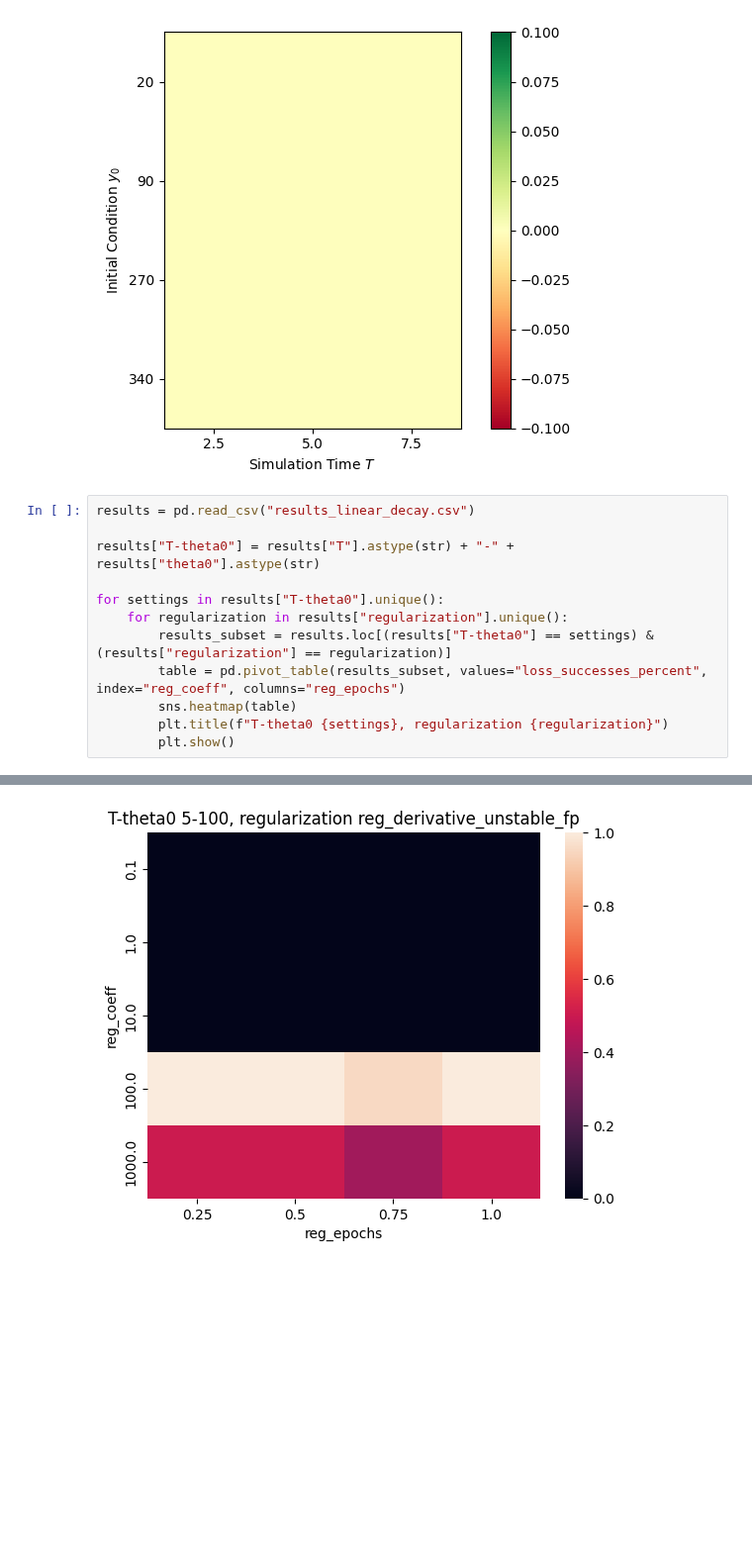
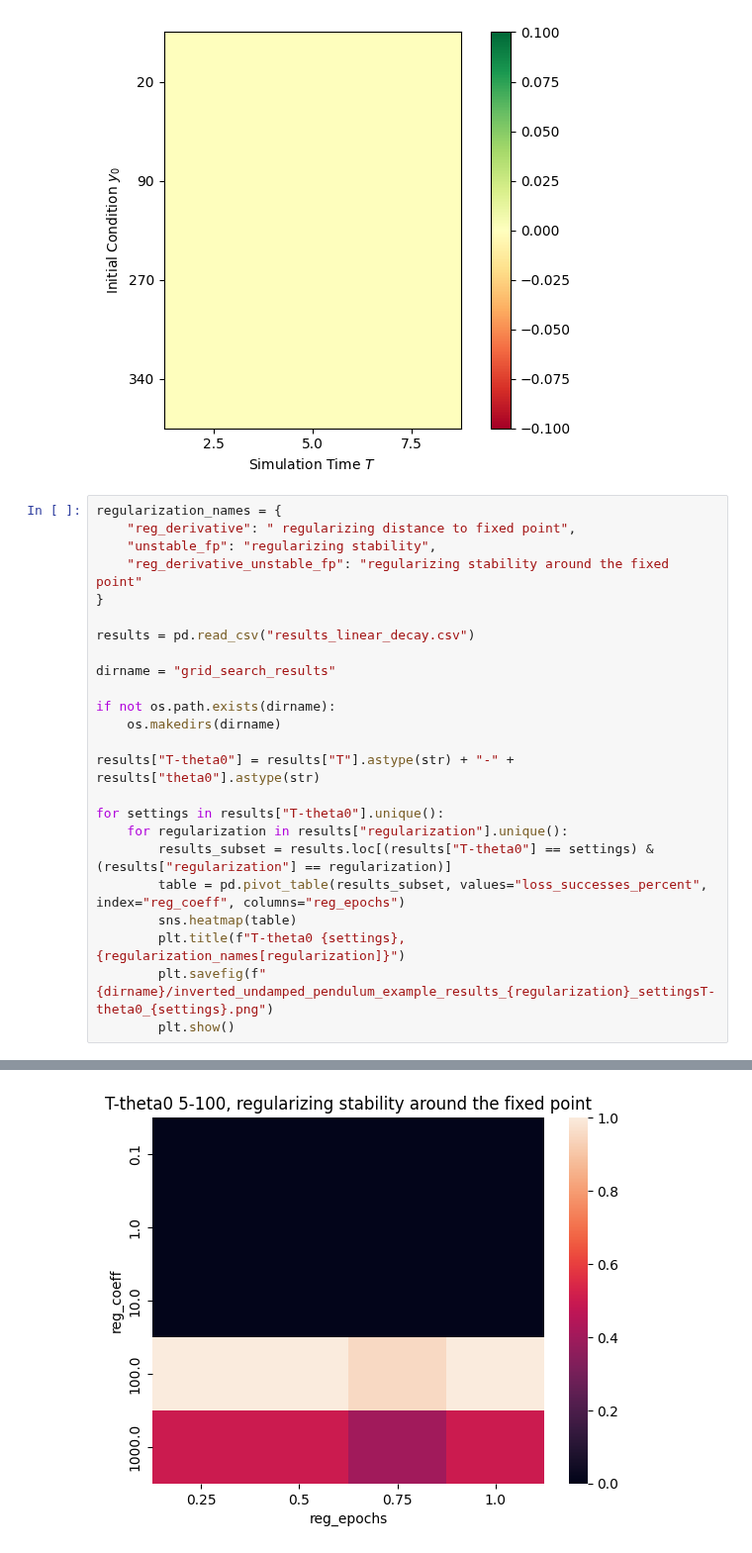
Before and after one commit to losmib/PINNs_fixed_points, a Jupyter notebook: inverted_undamped_pendulum/results_visualization.ipynb, the cells around one changed output, grey strips where cells are left out. Shown at 99% size. Saved outputs shown, nothing was run; the diff lists cells and outputs as text; blank space fills up the shorter version.

```diff
--- a/inverted_undamped_pendulum/results_visualization.ipynb
+++ b/inverted_undamped_pendulum/results_visualization.ipynb
@@ -33,7 +34,18 @@ plt.show()
 [figure]
 [figure]
 # %%
+regularization_names = {
+    "reg_derivative": " regularizing distance to fixed point",
+    "unstable_fp": "regularizing stability",
+    "reg_derivative_unstable_fp": "regularizing stability around the fixed point"
+}
+
 results = pd.read_csv("results_linear_decay.csv")
+
+dirname = "grid_search_results"
+
+if not os.path.exists(dirname):
+    os.makedirs(dirname)
 
 results["T-theta0"] = results["T"].astype(str) + "-" + results["theta0"].astype(str)
 
@@ -42,6 +54,7 @@ for settings in results["T-theta0"].unique():
         results_subset = results.loc[(results["T-theta0"] == settings) & (results["regularization"] == regularization)]
         table = pd.pivot_table(results_subset, values="loss_successes_percent", index="reg_coeff", columns="reg_epochs")
         sns.heatmap(table)
-        plt.title(f"T-theta0 {settings}, regularization {regularization}")
+        plt.title(f"T-theta0 {settings}, {regularization_names[regularization]}")
+        plt.savefig(f"{dirname}/inverted_undamped_pendulum_example_results_{regularization}_settingsT-theta0_{settings}.png")
         plt.show()
 # %% [output]
@@ -50 +63 @@ for settings in results["T-theta0"].unique():
-[figure, old version]
+[figure, new version]
```
Also changed, not shown: parts of 2 cells of this notebook, 12 other files.
